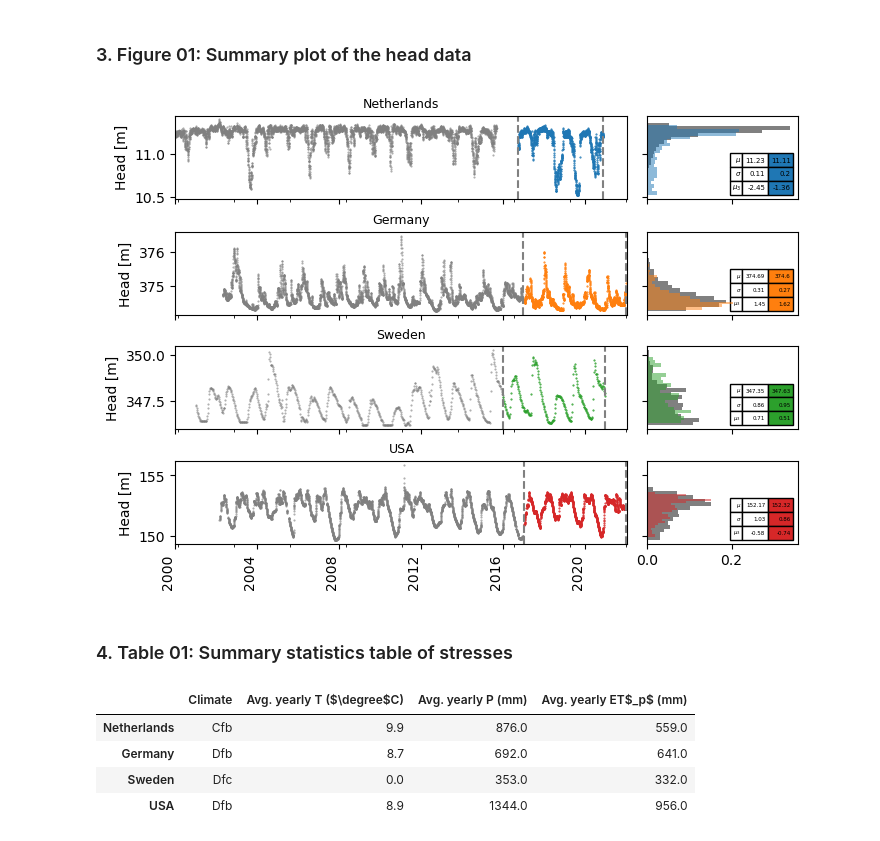
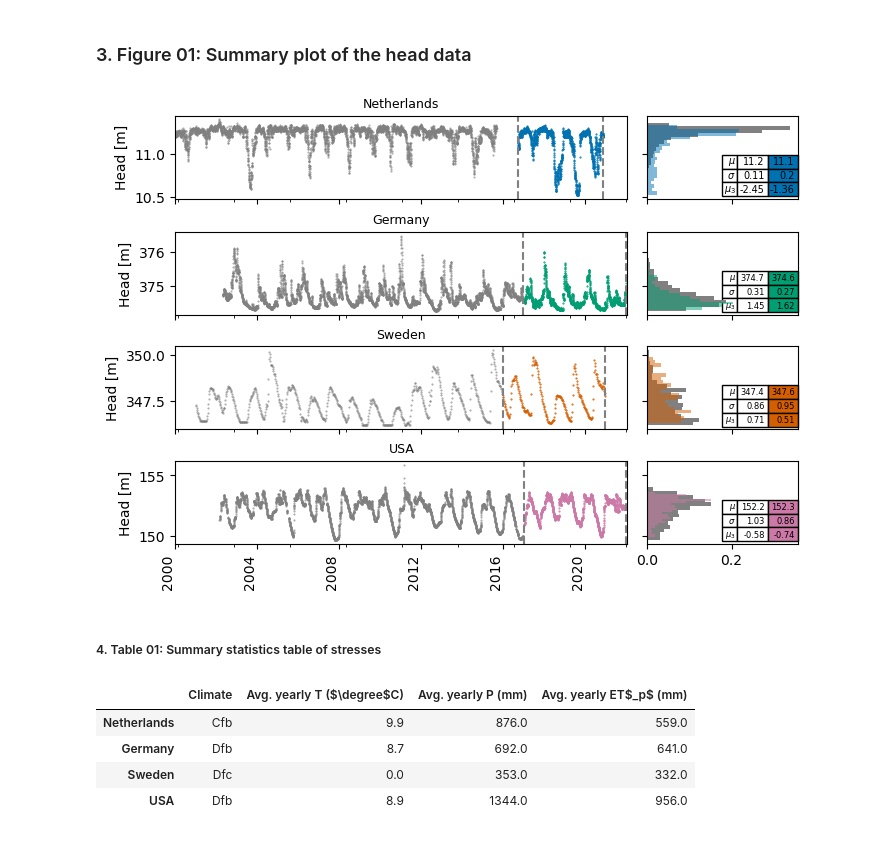
Before and after one commit to gwmodeling/challenge, a Jupyter notebook: scripts/02_input_data_analysis.ipynb, the cells around one changed output. Saved outputs shown, nothing was run; the diff lists cells and outputs as text; code cells hidden in the pictures.

```diff
--- a/scripts/02_input_data_analysis.ipynb
+++ b/scripts/02_input_data_analysis.ipynb
@@ -18,6 +18,8 @@ import pastas as ps
 
 from matplotlib.gridspec import GridSpec
 ps.set_log_level("ERROR")
+
+plt.style.use("seaborn-v0_8-colorblind")
 # %% [markdown]
 ### 1. store start and end of validation period
 # %%
@@ -55,7 +57,7 @@ for well in wells:
     heads.append(head.loc[~head.index.duplicated()])
 
 heads = pd.concat(heads, axis=1)
-heads = heads.loc[~heads.index.duplicated()]
+heads = heads.loc[~heads.index.duplicated()].sort_index()
 # %% [markdown]
 ### 3. Figure 01: Summary plot of the head data
 # %%
@@ -100,38 +102,38 @@ for i, (well, ax) in enumerate(zip(wells, ts_axes)):
         alpha=1,
         weights = np.ones_like(df.values) / df.index.size
     )
 
     df = heads.loc[tmin[well]:tmax[well], well].dropna()
     df.hist(
         ax=kde_axes[i],
         orientation="horizontal",
         color="C{}".format(i),
         bins=20,
         grid=False,
         alpha=0.5,
         weights = np.ones_like(df.values) / df.index.size
     )
 
-    table = [["$\mu$", heads.loc[:tmin[well], well].mean().round(2), heads.loc[tmin[well]:, well].mean().round(2)],
+    table = [["$\mu$", heads.loc[:tmin[well], well].mean().round(1), heads.loc[tmin[well]:, well].mean().round(1)],
              ["$\sigma$", round(heads.loc[:tmin[well], well].std(), 2), round(heads.loc[tmin[well]:, well].std(), 2)],
              ["$\mu_3$", heads.loc[:tmin[well], well].skew().round(2), heads.loc[tmin[well]:, well].skew().round(2)]]
-    kde_axes[i].table(table, bbox=[0.55, 0.05, 0.42, 0.5], cellColours=3*[["w", "w", "C{}".format(i)]],
+    kde_axes[i].table(table, bbox=[0.5, 0.03, 0.5, 0.5], cellColours=3*[["w", "w", "C{}".format(i)]],
              colWidths=[0.2,0.4,0.4])
 
     #map_axes[i].plot(1,1)
 
     ax.axvline(tmin[well], color="gray", linestyle="--")
     ax.axvline(tmax[well], color="gray", linestyle="--")
     for tick in ax.get_xticklabels():
         tick.set_rotation(90)
 
 ax.set_xlim("2000", "2022-01-31")
 
 plt.savefig("../figures/figure_01.png", bbox_inches="tight", dpi=300)
 # %% [output]
-[figure, old version]
+[figure, new version]
 # %% [markdown]
-### 4. Table 01: Summary statistics table of stresses
+##### 4. Table 01: Summary statistics table of stresses
 # %%
 table = pd.DataFrame(index=names, columns=["Climate", "Avg. yearly T ($\degree$C)", "Avg. yearly P (mm)", "Avg. yearly ET$_p$ (mm)"])
 table.loc[:, "Climate"] = ["Cfb", "Dfb", "Dfc", "Dfb"]
```
Also changed, not shown: 1 other file.
